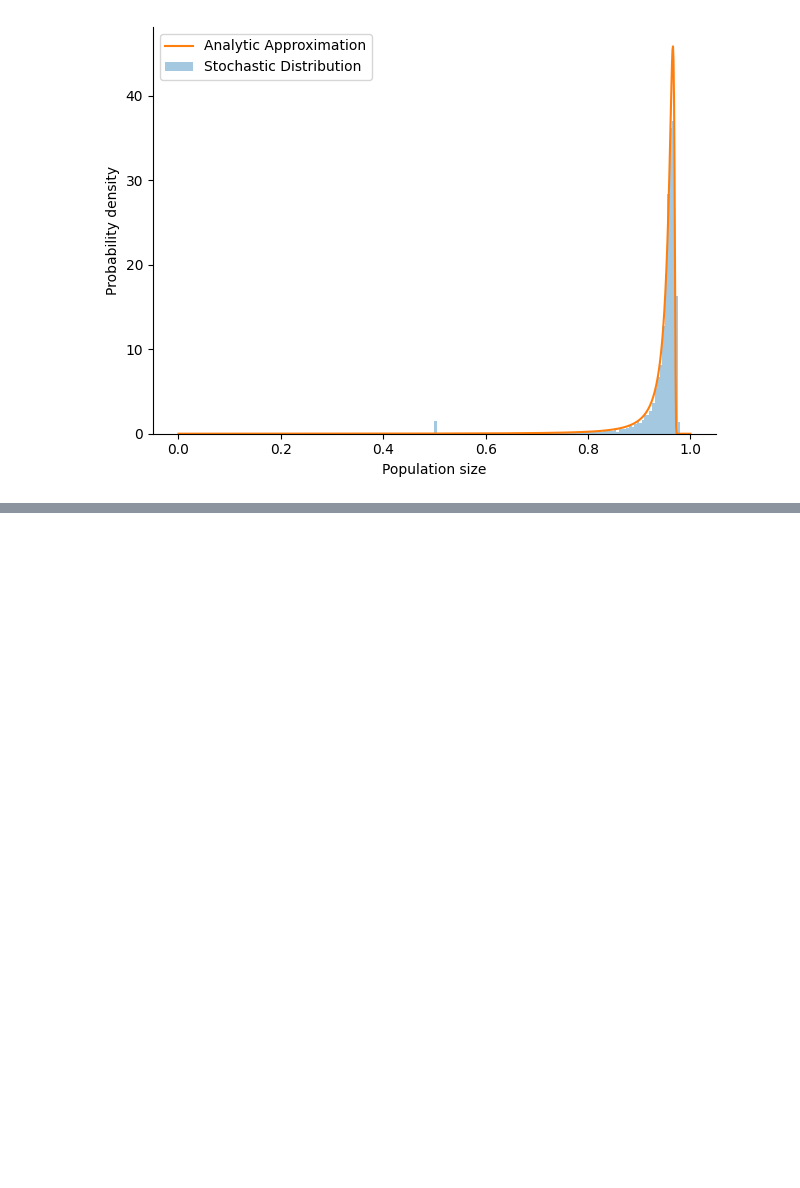
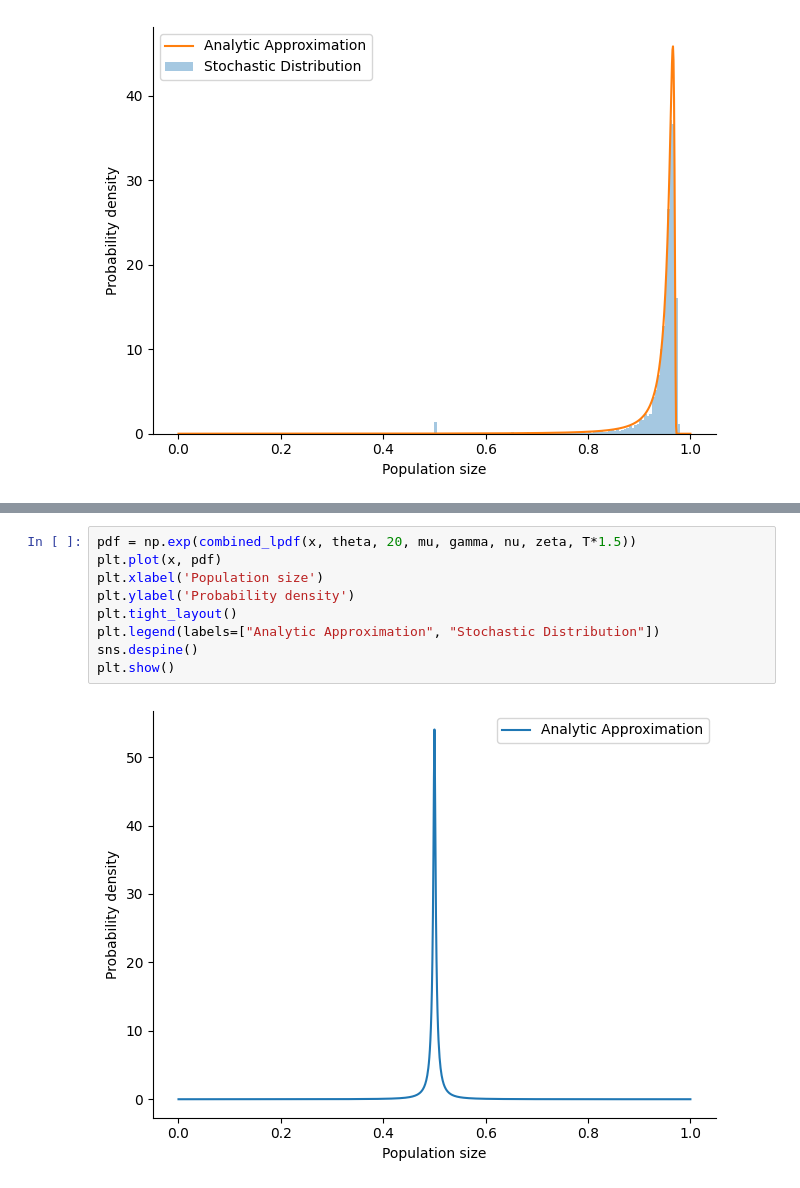
Before and after one commit to chrishowes55/m4r, a Jupyter notebook: overview.ipynb, the cells around one changed output, grey strips where cells are left out. Drawn from its saved outputs; the diff is of its cells as text; blank space fills up the shorter version.

```diff
--- a/overview.ipynb
+++ b/overview.ipynb
@@ -806,0 +807,11 @@ plt.show()
+# %%
+pdf = np.exp(combined_lpdf(x, theta, 20, mu, gamma, nu, zeta, T*1.5))
+plt.plot(x, pdf)
+plt.xlabel('Population size')
+plt.ylabel('Probability density')
+plt.tight_layout()
+plt.legend(labels=["Analytic Approximation", "Stochastic Distribution"])
+sns.despine()
+plt.show()
+# %% [output]
+[figure, added]
```
Also changed, not shown: parts of 20 cells of this notebook, 6 other files.
